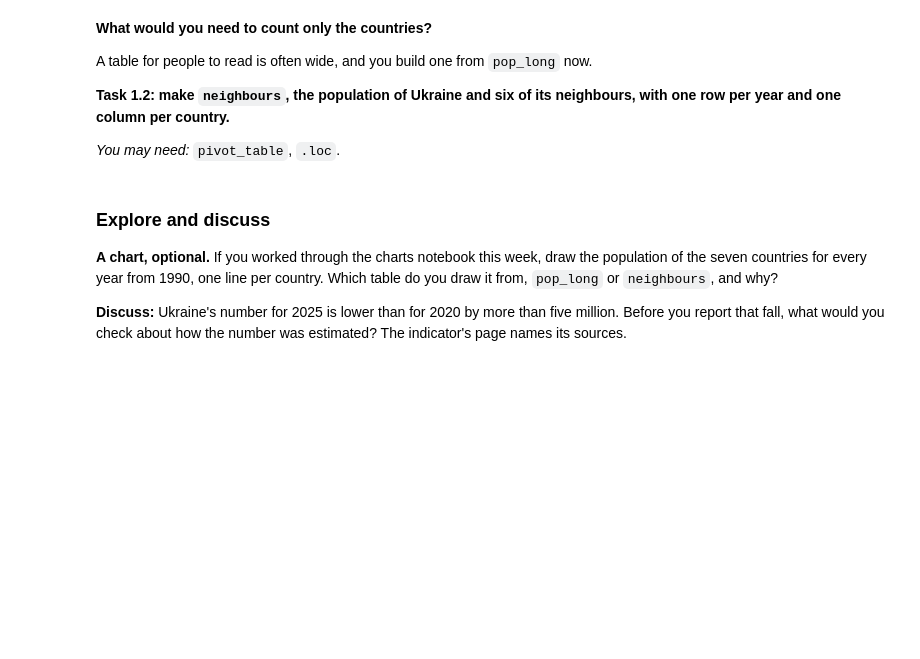
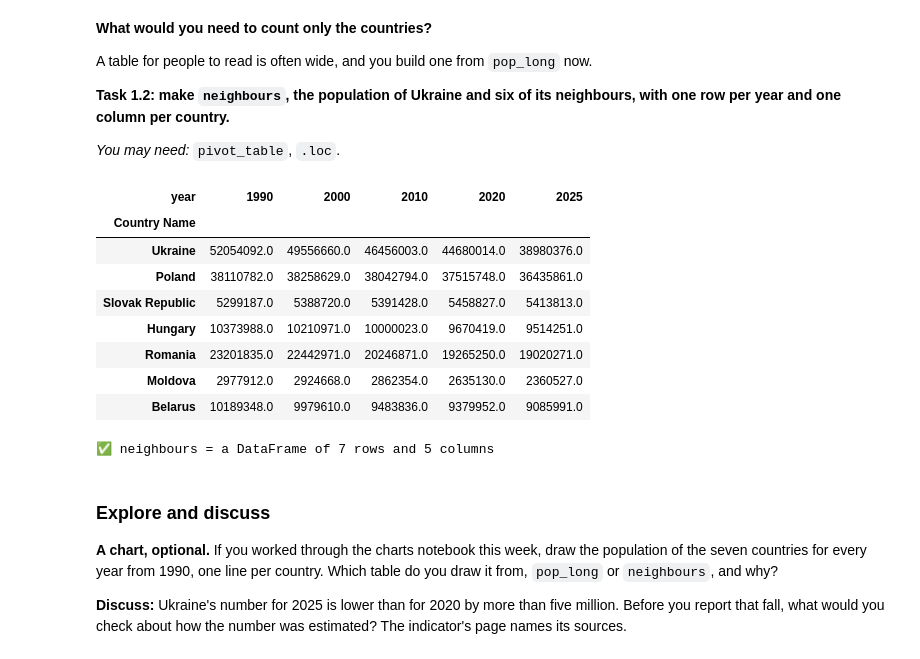
Before and after one commit to stat163-2026t1/artem-practice-week5, a Jupyter notebook: practice.ipynb, the cells around one changed output. Saved outputs shown, nothing was run; the diff lists cells and outputs as text; code cells hidden in the pictures; blank space fills up the shorter version.

```diff
--- a/practice.ipynb
+++ b/practice.ipynb
@@ -105,3 +136,5 @@ a year.
 *You may need:* `drop(columns=...)`, `melt`, `astype(int)`, `dropna`.
 # %%
 # Sandbox
+clean = wb.drop(columns=['Country Code', 'Indicator Name', 'Indicator Code', 'Unnamed: 70'])
+clean.melt(id_vars="Country Name", var_name="year", value_name="population")
@@ -108,8 +155,11 @@ a year.
 # %%
 # Task 1.1 — pop_long: one row per country and year, with the columns Country Name,
 # year (a number) and population. No row without a population.
-pop_long = ...
+pop_long = clean.melt(id_vars="Country Name", var_name="year", value_name="population")
+pop_long.year = pop_long.year.astype(int)
+pop_long.dropna()
 
 check("pop_long", pop_long, "DataFrame")
 check_col(pop_long, "year")
 check_col(pop_long, "population")
+pop_long
@@ -129,14 +211,29 @@ per year and one column per country.**
 *You may need:* `pivot_table`, `.loc`.
 # %%
 # Sandbox
+countries = ["Ukraine", "Poland", "Slovak Republic", "Hungary", "Romania", "Moldova", "Belarus"]
+years = [1990, 2000, 2010, 2020, 2025]
+pop_long.pivot_table(values='population', index="Country Name", columns="year").loc[countries, years]
+# %% [output]
+| year | 1990 | 2000 | 2010 | 2020 | 2025 |
+| Country Name |  |  |  |  |  |
+| Ukraine | 52054092.0 | 49556660.0 | 46456003.0 | 44680014.0 | 38980376.0 |
+| Poland | 38110782.0 | 38258629.0 | 38042794.0 | 37515748.0 | 36435861.0 |
+| Slovak Republic | 5299187.0 | 5388720.0 | 5391428.0 | 5458827.0 | 5413813.0 |
+| Hungary | 10373988.0 | 10210971.0 | 10000023.0 | 9670419.0 | 9514251.0 |
+| Romania | 23201835.0 | 22442971.0 | 20246871.0 | 19265250.0 | 19020271.0 |
+| Moldova | 2977912.0 | 2924668.0 | 2862354.0 | 2635130.0 | 2360527.0 |
+| Belarus | 10189348.0 | 9979610.0 | 9483836.0 | 9379952.0 | 9085991.0 |
 # %%
 # Task 1.2 — neighbours: from pop_long, the rows of these countries and years,
 # with one row per year and one column per country.
 countries = ["Ukraine", "Poland", "Slovak Republic", "Hungary", "Romania", "Moldova", "Belarus"]
 years = [1990, 2000, 2010, 2020, 2025]
-neighbours = ...
+neighbours = pop_long.pivot_table(values='population', index="Country Name", columns="year").loc[countries, years]
 
 check("neighbours", neighbours, "DataFrame")
+# %% [output]
+✅ neighbours = a DataFrame of 7 rows and 5 columns
 # %% [markdown]
 ### Explore and discuss
 
```
Also changed, not shown: parts of 16 cells of this notebook.
